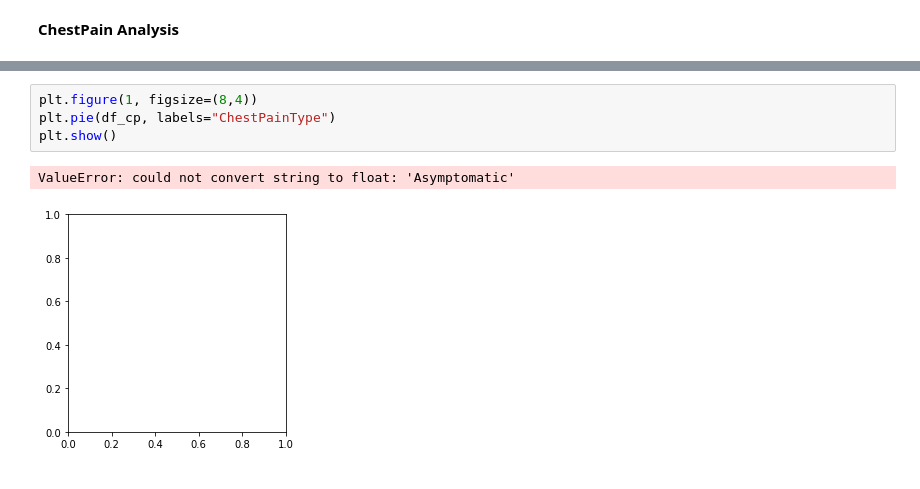
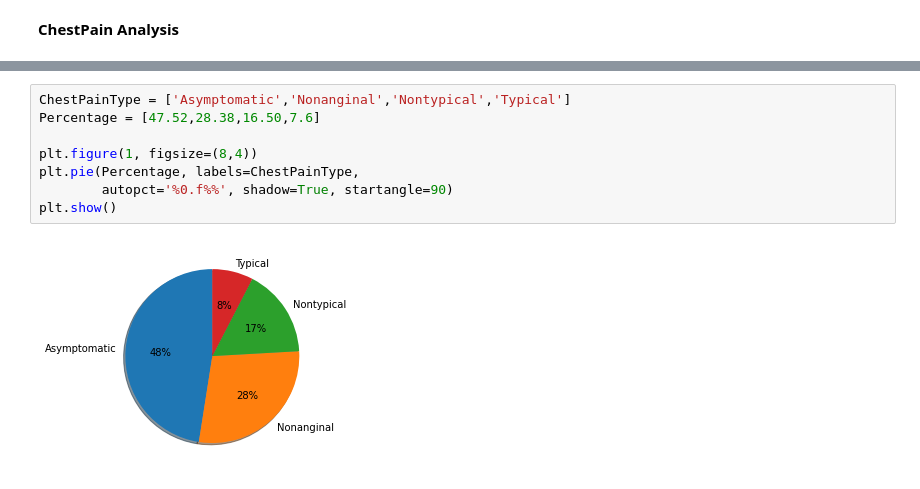
Before and after one commit to ankush-vem/Heart-Attack-Prediction, a Jupyter notebook: Code/heart.ipynb, the cells around one changed output, grey strips where cells are left out. Cells and saved outputs as stored; diff of their text form.

Commit message:
Cp - pie chart update

```diff
--- a/Code/heart.ipynb
+++ b/Code/heart.ipynb
@@ -243,7 +230,10 @@ print(df_cp)
 # %%
+ChestPainType = ['Asymptomatic','Nonanginal','Nontypical','Typical']
+Percentage = [47.52,28.38,16.50,7.6]
+
 plt.figure(1, figsize=(8,4))
-plt.pie(df_cp, labels="ChestPainType")
+plt.pie(Percentage, labels=ChestPainType,
+        autopct='%0.f%%', shadow=True, startangle=90)
 plt.show()
 # %% [output]
-ValueError: could not convert string to float: 'Asymptomatic'
-[figure, old version]
+[figure, new version]
```
Also changed, not shown: parts of 2 cells of this notebook.
